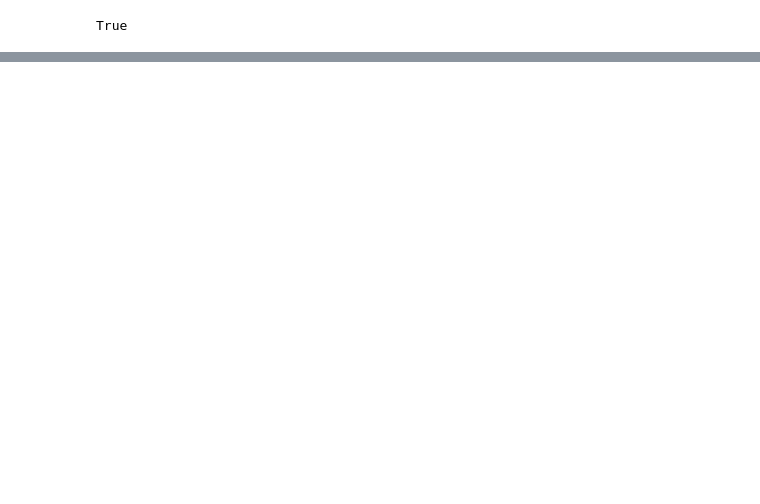
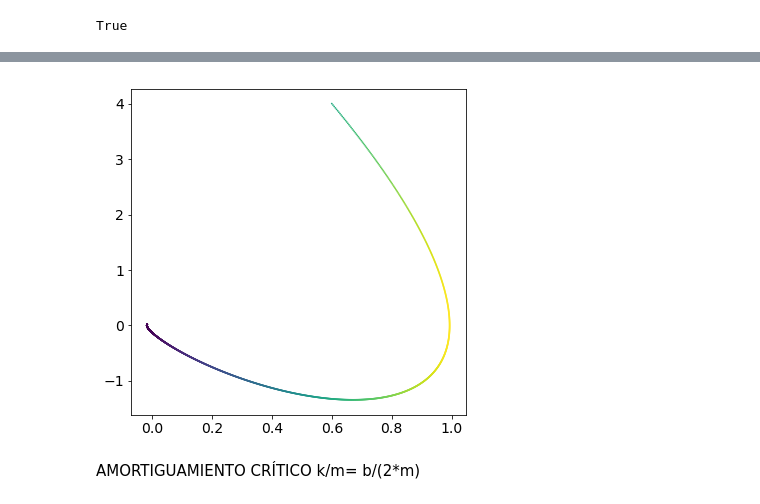
Before and after one commit to ramirezdiana/SimulacionMatematica2017, a Jupyter notebook: Clase5_OsciladorAmortiguado.ipynb, the cells around one changed output, grey strips where cells are left out. Drawn from its saved outputs; the diff is of its cells as text; code cells hidden in the pictures; blank space fills up the shorter version.

```diff
--- a/Clase5_OsciladorAmortiguado.ipynb
+++ b/Clase5_OsciladorAmortiguado.ipynb
@@ -63,0 +83,8 @@ True
+# %%
+plt.figure(figsize=(6,6))
+plt.scatter(xxA,yyA/omega0,lw=0,s=3,cmap='viridis',c=xxA)
+plt.show()
+# %% [output]
+[figure, added]
+# %% [markdown]
+AMORTIGUAMIENTO CRÍTICO k/m= b/(2*m)
```
Also changed, not shown: parts of 11 cells of this notebook.
